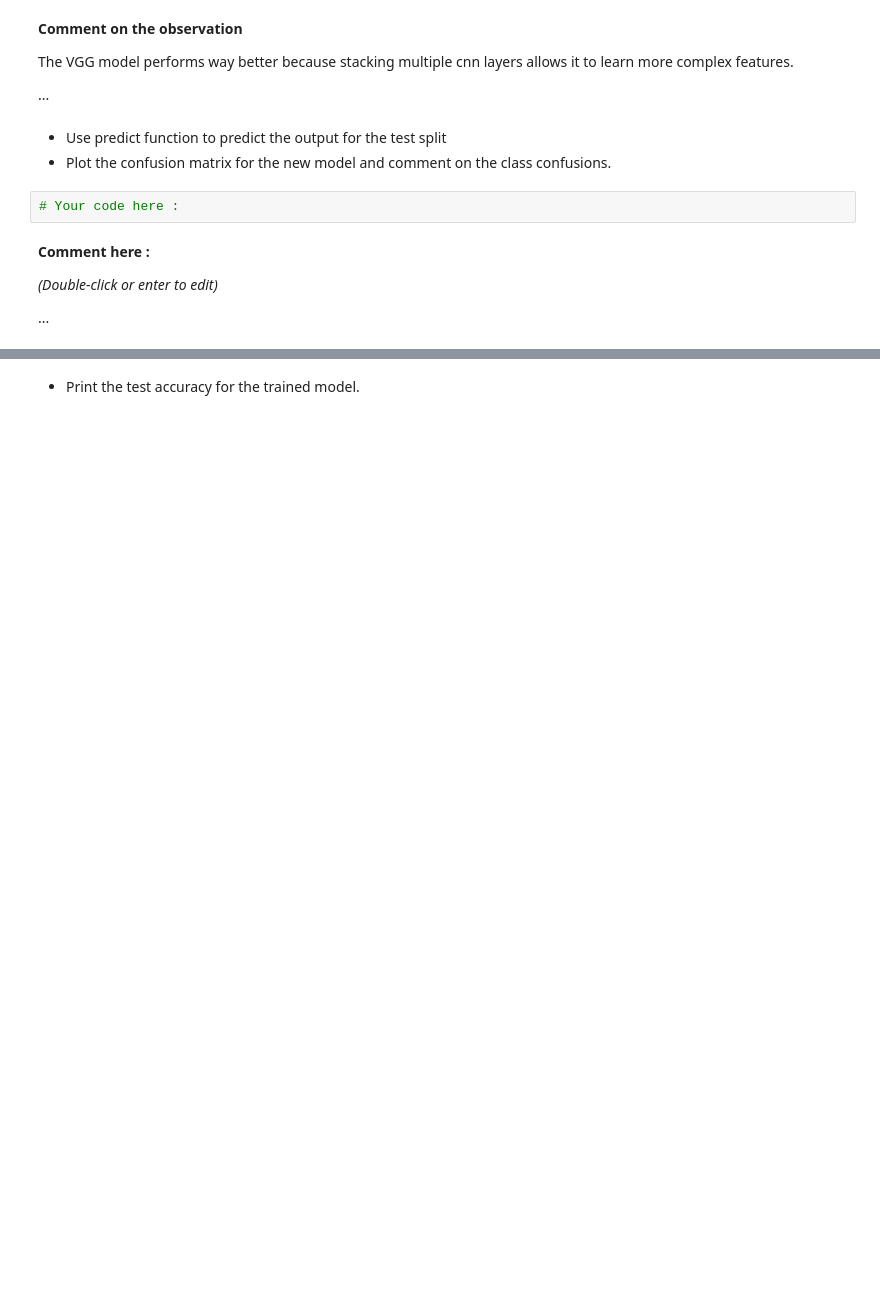
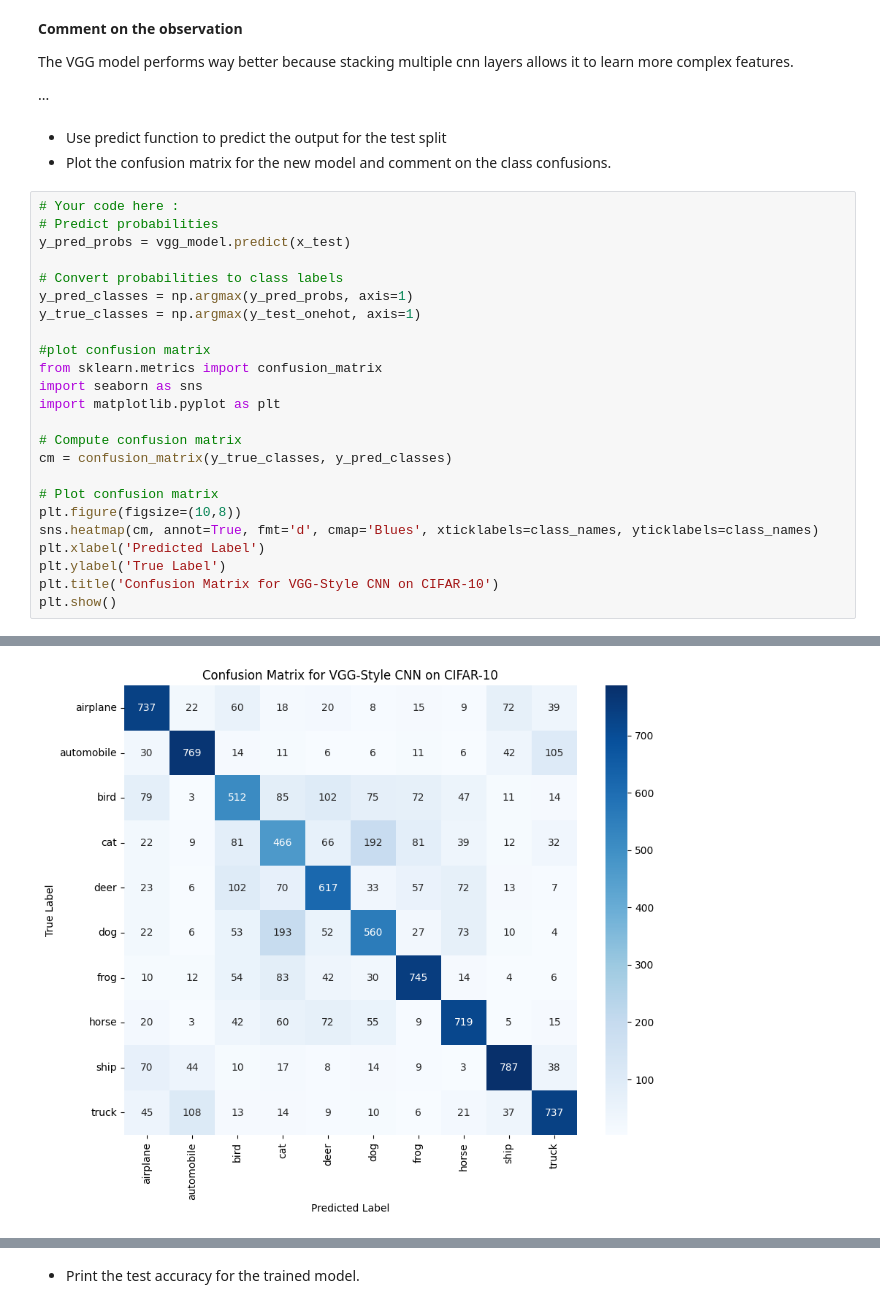
Before and after one commit to TiagoBorges-lab/lab-image-classification-using-convolutional-neural-networks, a Jupyter notebook: main.ipynb, the cells around one changed output, grey strips where cells are left out. Saved outputs shown, nothing was run; the diff lists cells and outputs as text; blank space fills up the shorter version.

```diff
--- a/main.ipynb
+++ b/main.ipynb
@@ -387,11 +384,28 @@ The VGG model performs way better because stacking multiple cnn layers allows it
 # %% [markdown]
 *   Use predict function to predict the output for the test split
 *   Plot the confusion matrix for the new model and comment on the class confusions.
-# %%
-# Your code here :
-# %% [markdown]
-**Comment here :**
-
-*(Double-click or enter to edit)*
-
-...
+# %%
+# Your code here :
+# Predict probabilities
+y_pred_probs = vgg_model.predict(x_test)
+
+# Convert probabilities to class labels
+y_pred_classes = np.argmax(y_pred_probs, axis=1)
+y_true_classes = np.argmax(y_test_onehot, axis=1)
+
+#plot confusion matrix
+from sklearn.metrics import confusion_matrix
+import seaborn as sns
+import matplotlib.pyplot as plt
+
+# Compute confusion matrix
+cm = confusion_matrix(y_true_classes, y_pred_classes)
+
+# Plot confusion matrix
+plt.figure(figsize=(10,8))
+sns.heatmap(cm, annot=True, fmt='d', cmap='Blues', xticklabels=class_names, yticklabels=class_names)
+plt.xlabel('Predicted Label')
+plt.ylabel('True Label')
+plt.title('Confusion Matrix for VGG-Style CNN on CIFAR-10')
+plt.show()
+# %% [output]
@@ -397,0 +413 @@ The VGG model performs way better because stacking multiple cnn layers allows it
+[figure, added]
```
Also changed, not shown: parts of 21 cells of this notebook.
